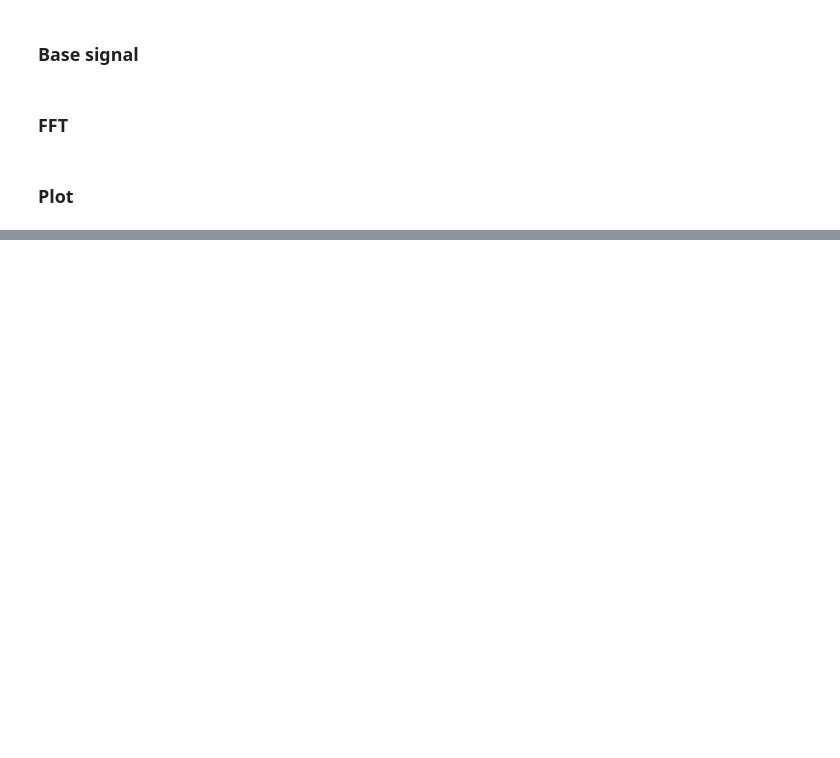
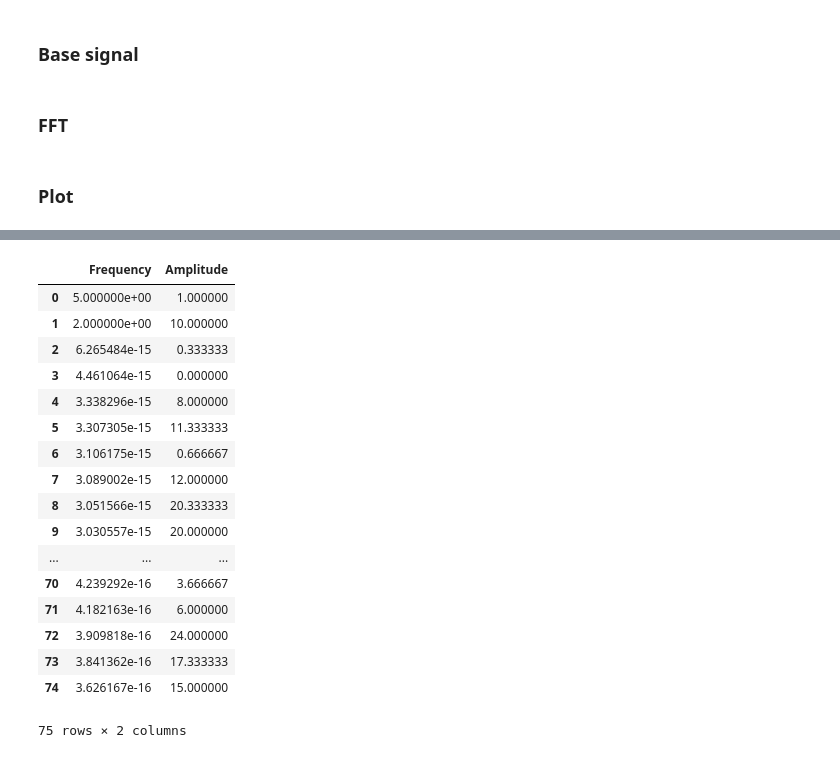
Before and after one commit to diogojapinto/data-science-experiments, a Jupyter notebook: Fast Fourier Transform.ipynb, the cells around one changed output, grey strips where cells are left out. Drawn from its saved outputs; the diff is of its cells as text; code cells hidden in the pictures; blank space fills up the shorter version.

```diff
--- a/Fast Fourier Transform.ipynb
+++ b/Fast Fourier Transform.ipynb
@@ -73,0 +219,6 @@ plt.ylabel('|Y(freq)|')
+# %%
+half_n = int(np.ceil(n/2.0))
+# %%
+fft_x_half = (2.0 / n) * fft_x[:half_n]
+# %%
+freq_half = freq[:half_n]
@@ -73,0 +234,2 @@ plt.ylabel('|Y(freq)|')
+# %%
+sort_idx = np.argsort(np.abs(fft_x_half))[::-1]
@@ -73,0 +238,21 @@ plt.ylabel('|Y(freq)|')
+# %%
+pd.DataFrame(np.hstack((np.abs(fft_x_half)[sort_idx].reshape((-1, 1)), freq_half[sort_idx].reshape((-1, 1)))), columns=['Frequency', 'Amplitude'])
+# %% [output]
+|  | Frequency | Amplitude |
+| 0 | 5.000000e+00 | 1.000000 |
+| 1 | 2.000000e+00 | 10.000000 |
+| 2 | 6.265484e-15 | 0.333333 |
+| 3 | 4.461064e-15 | 0.000000 |
+| 4 | 3.338296e-15 | 8.000000 |
+| 5 | 3.307305e-15 | 11.333333 |
+| 6 | 3.106175e-15 | 0.666667 |
+| 7 | 3.089002e-15 | 12.000000 |
+| 8 | 3.051566e-15 | 20.333333 |
+| 9 | 3.030557e-15 | 20.000000 |
+| ... | ... | ... |
+| 70 | 4.239292e-16 | 3.666667 |
+| 71 | 4.182163e-16 | 6.000000 |
+| 72 | 3.909818e-16 | 24.000000 |
+| 73 | 3.841362e-16 | 17.333333 |
+| 74 | 3.626167e-16 | 15.000000 |
+75 rows × 2 columns
```
Also changed, not shown: parts of 27 cells of this notebook, 1 other file.
